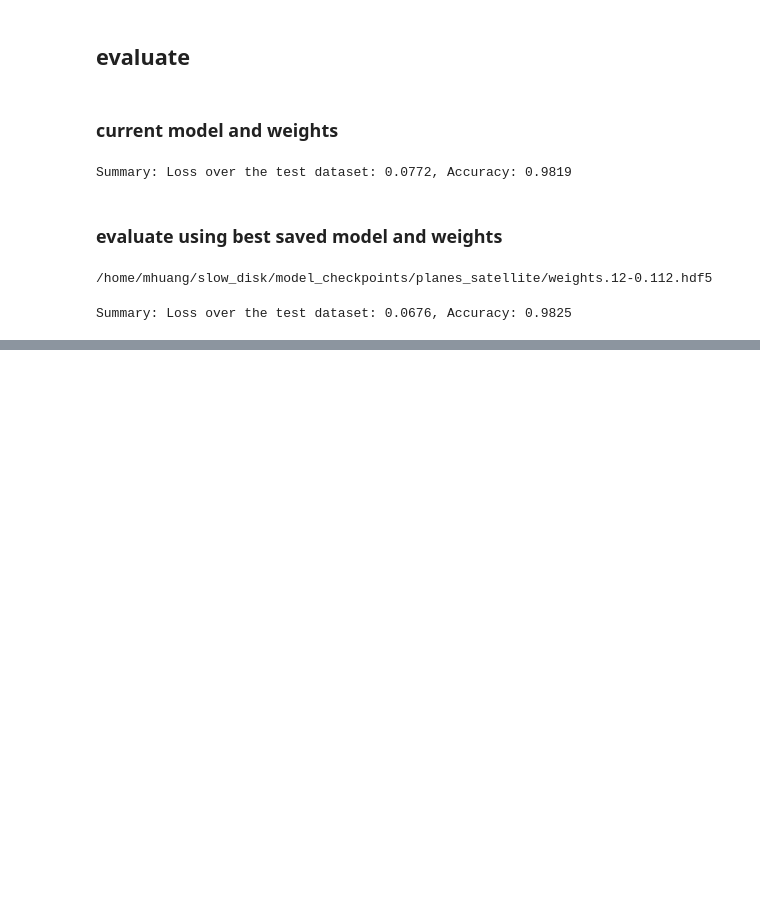
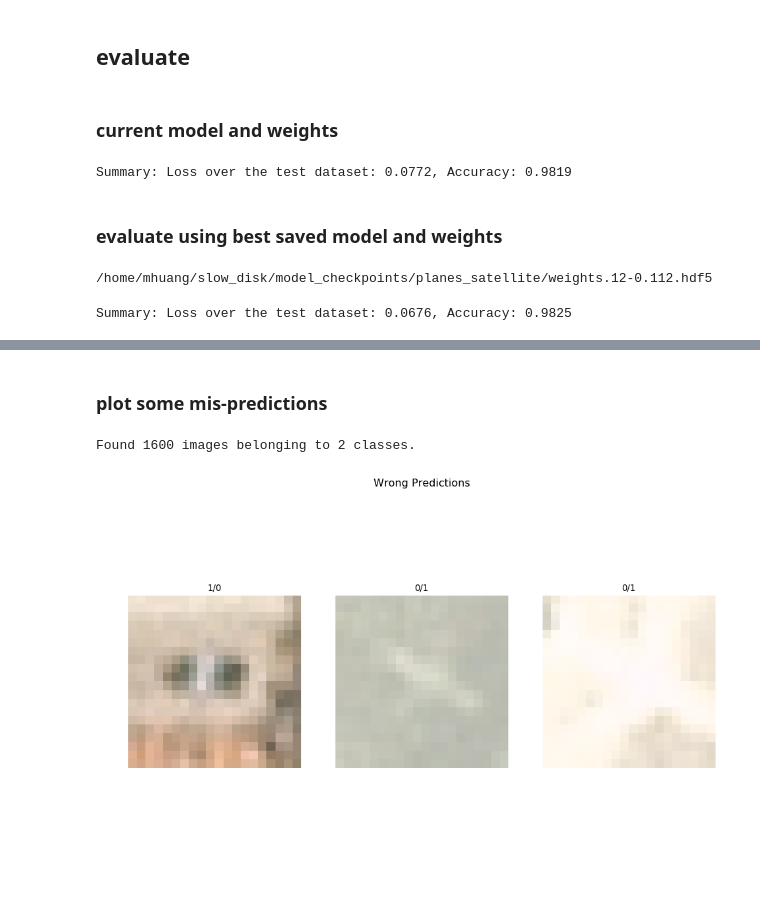
Before and after one commit to mhuang74-data-science-courses/course_fast_ai, a Jupyter notebook: mhuang/kaggle_tutorial/Planes In Satellite Imagery.ipynb, the cells around one changed output, grey strips where cells are left out. Saved outputs shown, nothing was run; the diff lists cells and outputs as text; code cells hidden in the pictures; blank space fills up the shorter version.

```diff
--- a/mhuang/kaggle_tutorial/Planes In Satellite Imagery.ipynb
+++ b/mhuang/kaggle_tutorial/Planes In Satellite Imagery.ipynb
@@ -387,0 +397,42 @@ Summary: Loss over the test dataset: 0.0676, Accuracy: 0.9825
+# %% [markdown]
+### plot some mis-predictions
+# %%
+# define larger batch size for generator
+
+large_test_generator = test_datagen.flow_from_directory(
+    IMAGE_PATH + "/test",
+    target_size=IMAGE_SIZE,
+    color_mode="rgb",
+    batch_size=2*BATCH_SIZE,
+    class_mode='categorical',
+    )
+# %% [output]
+Found 1600 images belonging to 2 classes.
+# %%
+# predict a larger batch
+
+(X_batch, y_batch) = next(large_test_generator)
+
+y_batch_true = [str(val) for val in y_batch.argmax(axis=1)]
+
+# make prediction
+predictions = best_model.predict(X_batch)
+
+y_batch_predict = [str(val) for val in predictions.argmax(axis=1)]
+
+labels_tuple = zip(y_batch_predict, y_batch_true)
+labels = ['/'.join(t) for t in labels_tuple]
+
+errors = np.array(y_batch.argmax(axis=1)) - np.array(predictions.argmax(axis=1))
+
+error_idx = np.nonzero(errors)[0]
+
+if len(error_idx) > 0:
+    X_batch_error = X_batch[error_idx]
+    labels_error = [labels[idx] for idx in error_idx]
+
+    rows = 1 + (len(error_idx) // 8)
+
+    plots(X_batch_error, titles=labels_error, rows=rows, main_title="Wrong Predictions")
+# %% [output]
+[figure, added]
```
Also changed, not shown: parts of 6 cells of this notebook.
